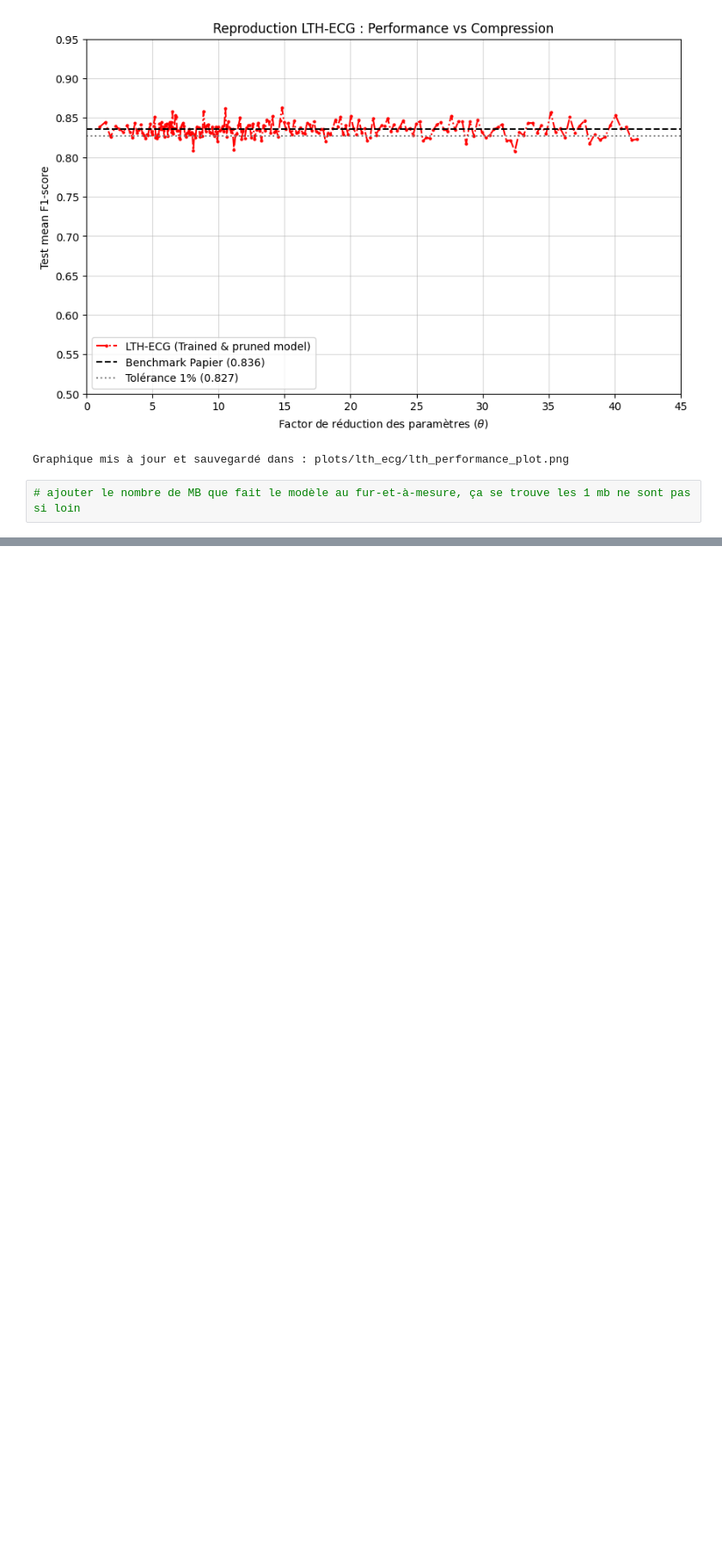
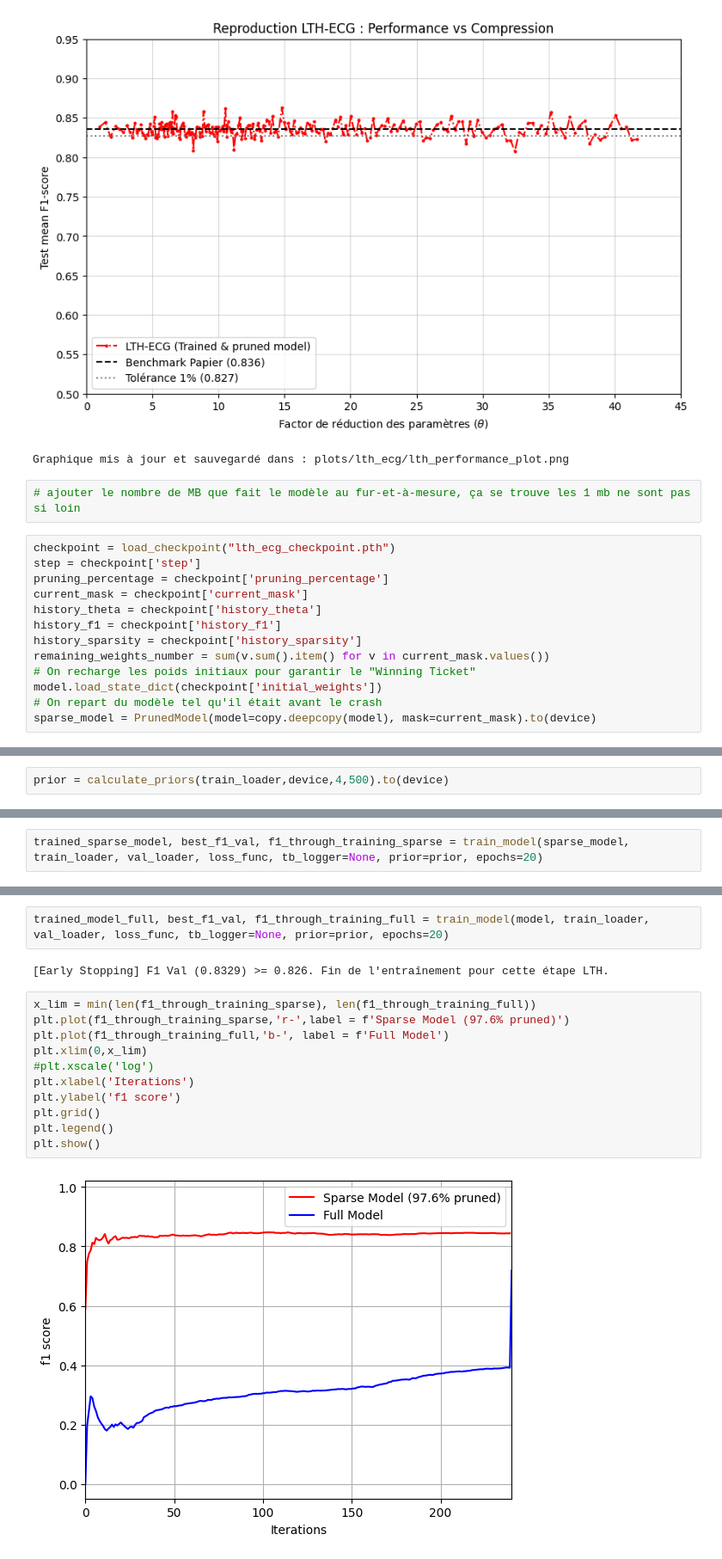
Before and after one commit to felixdechamps/Advanced-ML-Project, a Jupyter notebook: lth_ecg_copy.ipynb, the cells around one changed output, grey strips where cells are left out. Shown at 86% size. Saved outputs shown, nothing was run; the diff lists cells and outputs as text; blank space fills up the shorter version.

Commit message:
add iteration plot

```diff
--- a/lth_ecg_copy.ipynb
+++ b/lth_ecg_copy.ipynb
@@ -585,3 +587,16 @@ final_mask, history_theta, history_f1 = run_lth_ecg(pruning_params, model, train
 Graphique mis à jour et sauvegardé dans : plots/lth_ecg/lth_performance_plot.png
 # %%
 # ajouter le nombre de MB que fait le modèle au fur-et-à-mesure, ça se trouve les 1 mb ne sont pas si loin
+# %%
+checkpoint = load_checkpoint("lth_ecg_checkpoint.pth")
+step = checkpoint['step']
+pruning_percentage = checkpoint['pruning_percentage']
+current_mask = checkpoint['current_mask']
+history_theta = checkpoint['history_theta']
+history_f1 = checkpoint['history_f1']
+history_sparsity = checkpoint['history_sparsity']
+remaining_weights_number = sum(v.sum().item() for v in current_mask.values())
+# On recharge les poids initiaux pour garantir le "Winning Ticket"
+model.load_state_dict(checkpoint['initial_weights'])
+# On repart du modèle tel qu'il était avant le crash
+sparse_model = PrunedModel(model=copy.deepcopy(model), mask=current_mask).to(device)
@@ -587,0 +605,2 @@ Graphique mis à jour et sauvegardé dans : plots/lth_ecg/lth_performance_plot.p
+# %%
+prior = calculate_priors(train_loader,device,4,500).to(device)
@@ -587,0 +752,2 @@ Graphique mis à jour et sauvegardé dans : plots/lth_ecg/lth_performance_plot.p
+# %%
+trained_sparse_model, best_f1_val, f1_through_training_sparse = train_model(sparse_model, train_loader, val_loader, loss_func, tb_logger=None, prior=prior, epochs=20)
@@ -587,0 +760,17 @@ Graphique mis à jour et sauvegardé dans : plots/lth_ecg/lth_performance_plot.p
+# %%
+trained_model_full, best_f1_val, f1_through_training_full = train_model(model, train_loader, val_loader, loss_func, tb_logger=None, prior=prior, epochs=20)
+# %% [output]
+[Early Stopping] F1 Val (0.8329) >= 0.826. Fin de l'entraînement pour cette étape LTH.
+# %%
+x_lim = min(len(f1_through_training_sparse), len(f1_through_training_full))
+plt.plot(f1_through_training_sparse,'r-',label = f'Sparse Model (97.6% pruned)')
+plt.plot(f1_through_training_full,'b-', label = f'Full Model')
+plt.xlim(0,x_lim)
+#plt.xscale('log')
+plt.xlabel('Iterations')
+plt.ylabel('f1 score')
+plt.grid()
+plt.legend()
+plt.show()
+# %% [output]
+[figure, added]
```
Also changed, not shown: parts of 5 cells of this notebook, 5 other files.
